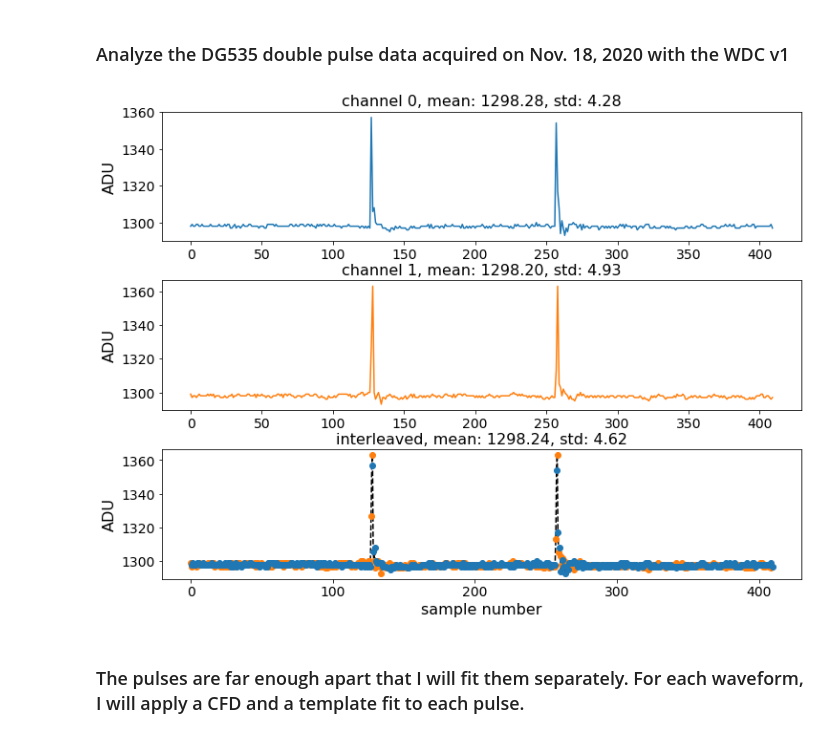
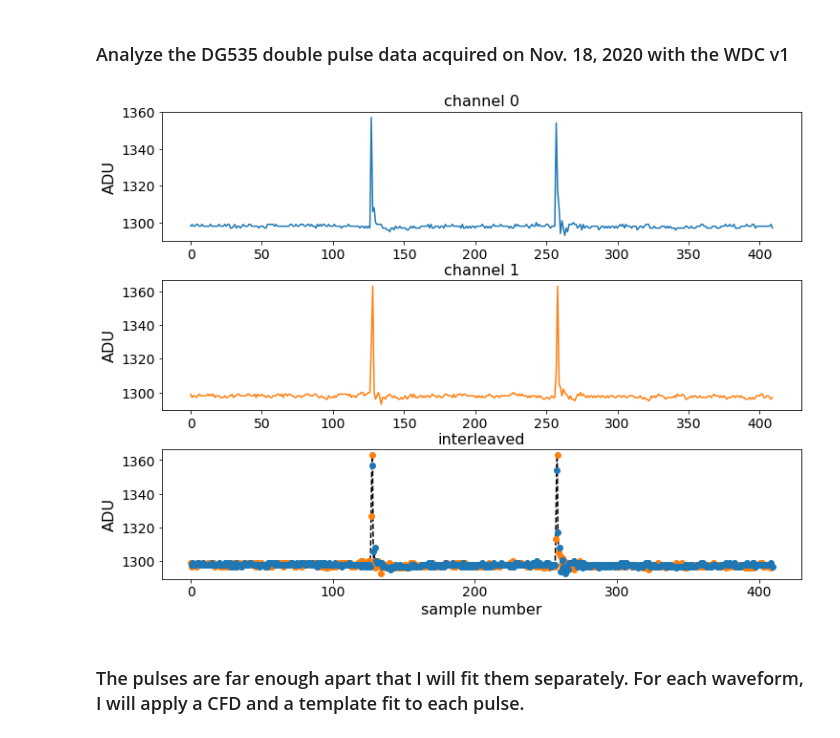
Before and after one commit to baldonia/wdc_zedboard, a Jupyter notebook: notebooks/double_pulse.ipynb, the cells around one changed output. Saved outputs shown, nothing was run; the diff lists cells and outputs as text; code cells hidden in the pictures.

```diff
--- a/notebooks/double_pulse.ipynb
+++ b/notebooks/double_pulse.ipynb
@@ -29,9 +29,9 @@ cfd_pars = [(1,1), (1, 1), (2, 1)]
 # %%
 double_pulse_wfms = load_data('double_pulse_11_18_2020-18_56_50.npz')
 # %%
-plot_wfms(double_pulse_wfms[1])
+plot_wfms(double_pulse_wfms[1], show_stats=False)
 # %% [output]
-[figure, old version]
+[figure, new version]
 # %% [markdown]
 ### The pulses are far enough apart that I will fit them separately. For each waveform, I will apply a CFD and a template fit to each pulse.
 # %%
```
Also changed, not shown: parts of 5 cells of this notebook, 3 other files.
